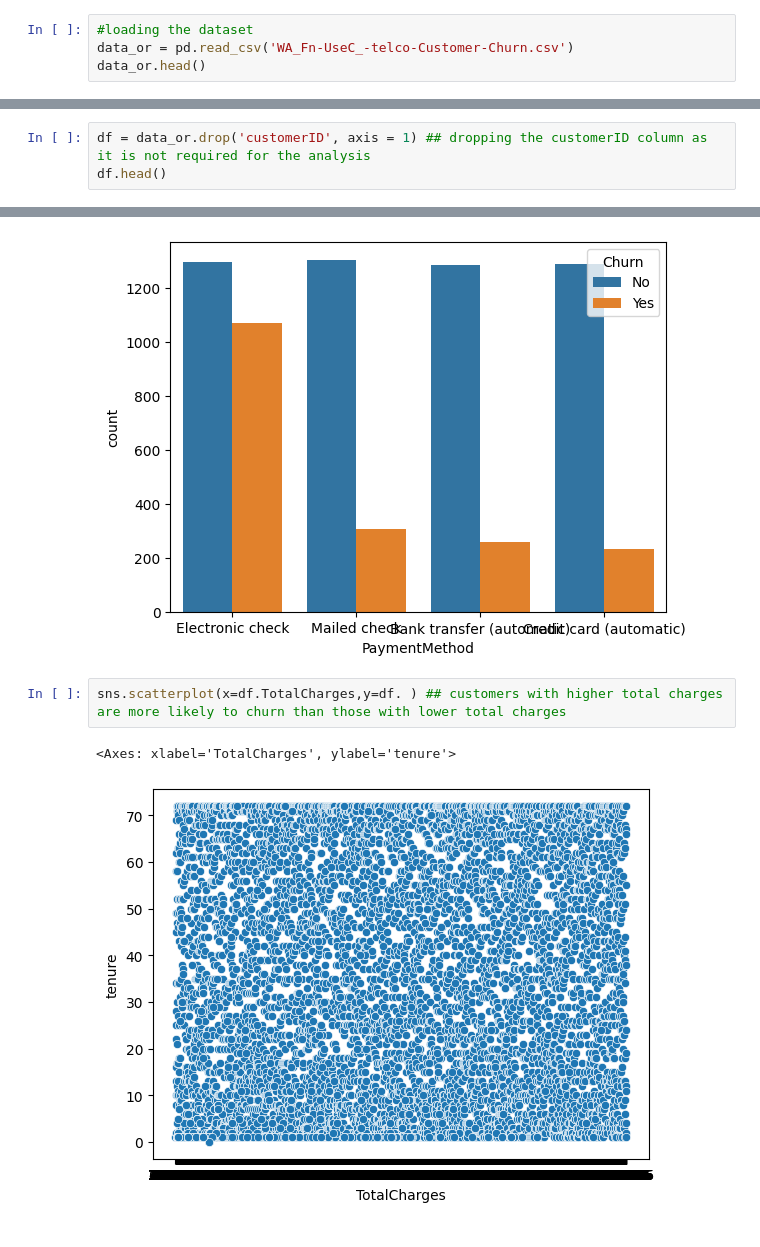
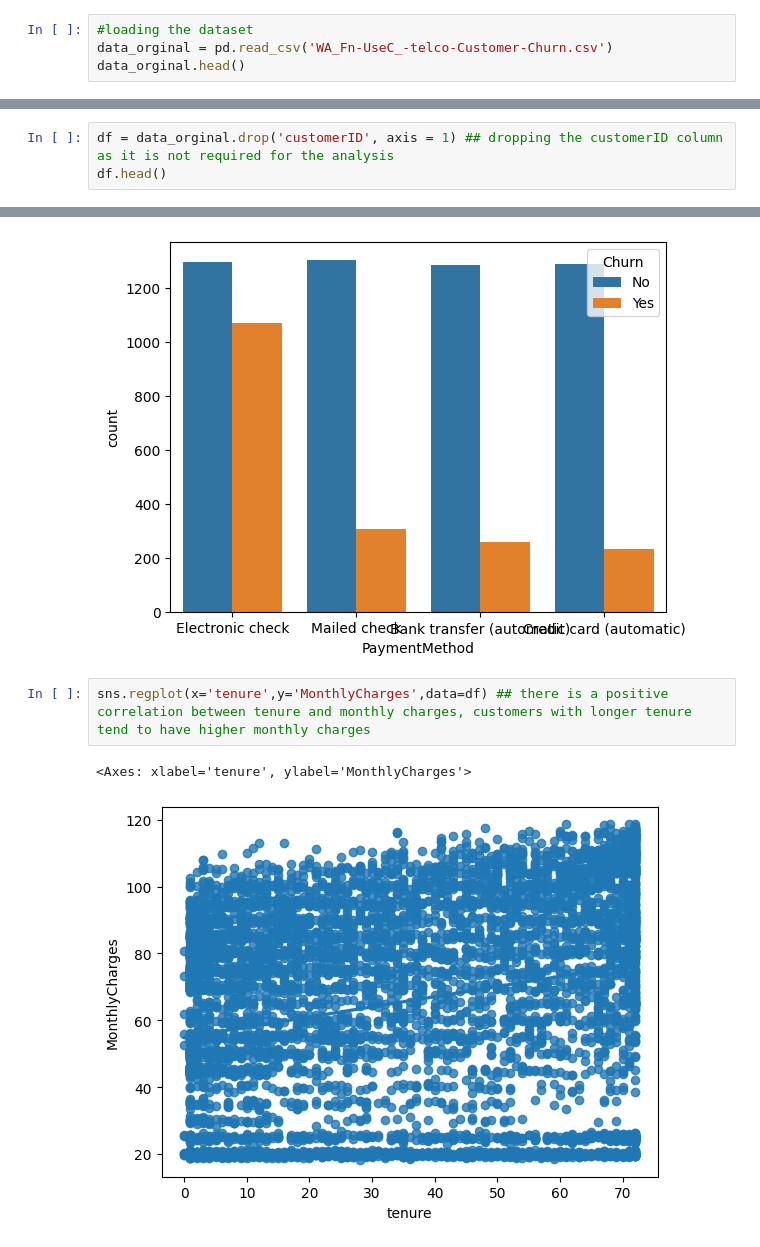
Before and after one commit to umarayaan/telco-customer-churn, a Jupyter notebook: telco.ipynb, the cells around one changed output, grey strips where cells are left out. Drawn from its saved outputs; the diff is of its cells as text.

```diff
--- a/telco.ipynb
+++ b/telco.ipynb
@@ -8,8 +8,8 @@ import seaborn as sns
 wa.filterwarnings('ignore')
 # %%
 #loading the dataset
-data_or = pd.read_csv('WA_Fn-UseC_-telco-Customer-Churn.csv')
-data_or.head()
+data_orginal = pd.read_csv('WA_Fn-UseC_-telco-Customer-Churn.csv')
+data_orginal.head()
 # %% [output]
 |  | customerID | gender | SeniorCitizen | Partner | Dependents | tenure | PhoneService | MultipleLines | ... |
 | 0 | 7590-VHVEG | Female | 0 | Yes | No | 1 | No | No phone service | ... |
@@ -97,7 +97,7 @@ TotalCharges        0
 Churn               0
 dtype: int64
 # %%
-df = data_or.drop('customerID', axis = 1) ## dropping the customerID column as it is not required for the analysis
+df = data_orginal.drop('customerID', axis = 1) ## dropping the customerID column as it is not required for the analysis
 df.head()
 # %% [output]
 |  | gender | SeniorCitizen | Partner | Dependents | tenure | PhoneService | MultipleLines | InternetService | ... |
@@ -156,7 +152,7 @@ sns.countplot(x='PaymentMethod', hue='Churn', data=df) ## customers who use elec
 <Axes: xlabel='PaymentMethod', ylabel='count'>
 [figure]
 # %%
-sns.scatterplot(x=df.TotalCharges,y=df. ) ## customers with higher total charges are more likely to churn than those with lower total charges
+sns.regplot(x='tenure',y='MonthlyCharges',data=df) ## there is a positive correlation between tenure and monthly charges, customers with longer tenure tend to have higher monthly charges
 # %% [output]
-<Axes: xlabel='TotalCharges', ylabel='tenure'>
+<Axes: xlabel='tenure', ylabel='MonthlyCharges'>
-[figure, old version]
+[figure, new version]
```
Also changed, not shown: parts of 53 cells of this notebook.
